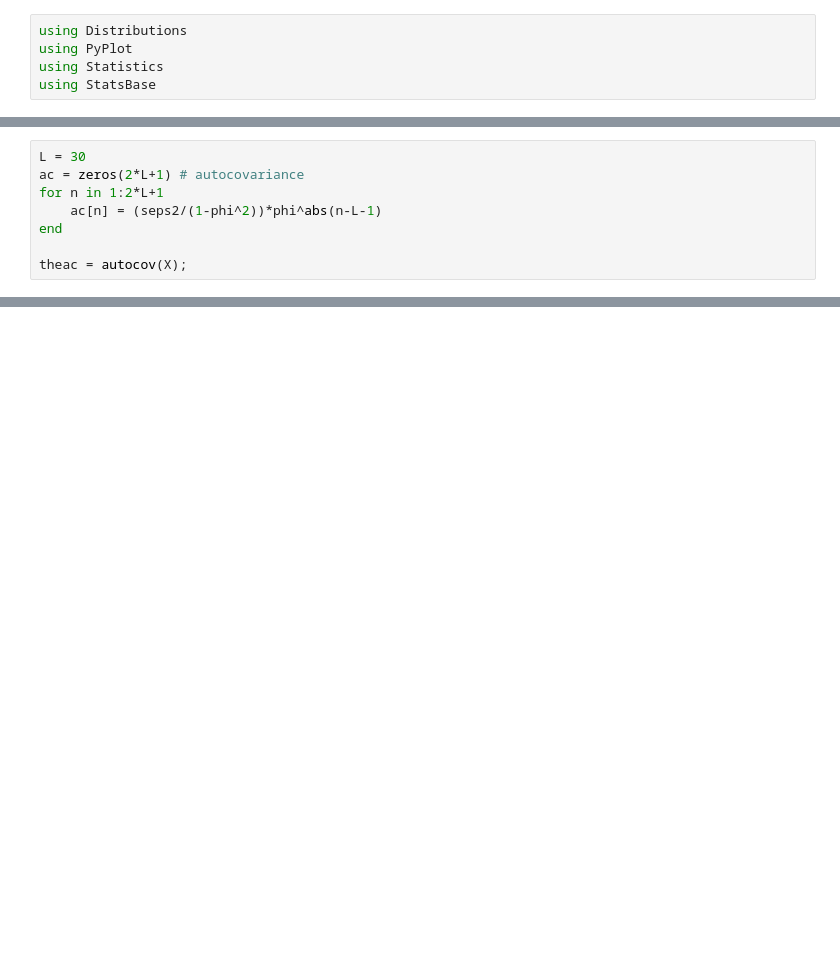
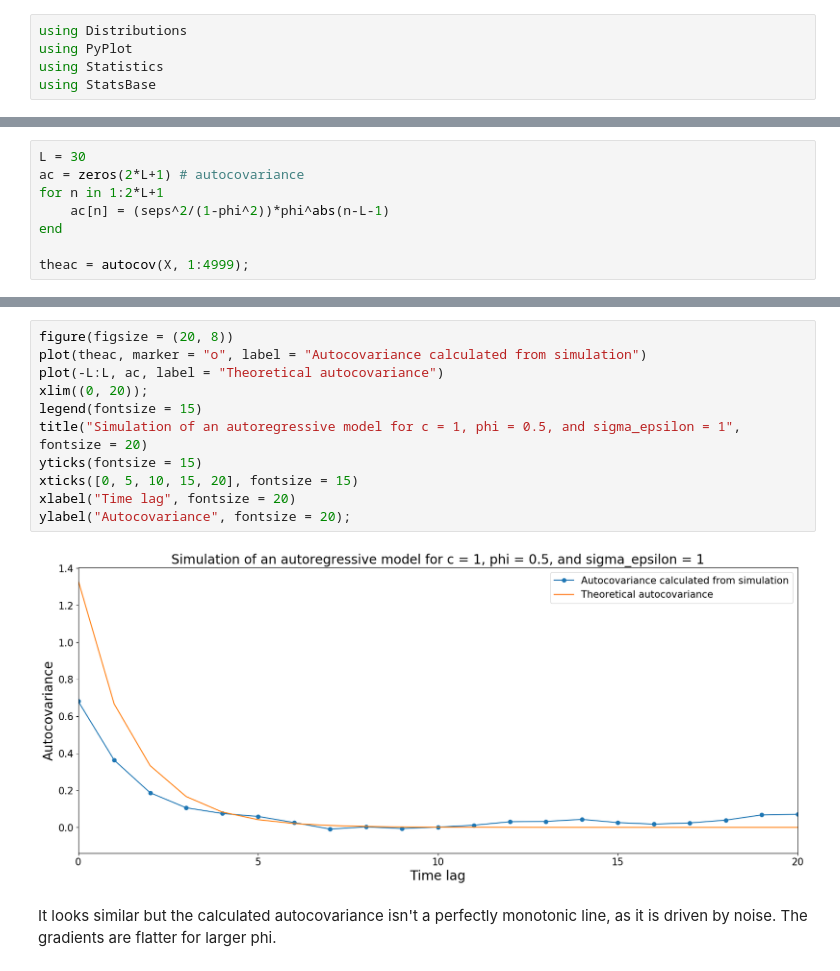
Before and after one commit to yziw/MA930, a Jupyter notebook: 5.2 simulation of autoregressive model.ipynb, the cells around one changed output, grey strips where cells are left out. Cells and saved outputs as stored; diff of their text form; blank space fills up the shorter version.

```diff
--- a/5.2 simulation of autoregressive model.ipynb
+++ b/5.2 simulation of autoregressive model.ipynb
@@ -29,7 +45,7 @@ theoretical variance is 1.3333333333333333
 L = 30
 ac = zeros(2*L+1) # autocovariance
 for n in 1:2*L+1
-    ac[n] = (seps2/(1-phi^2))*phi^abs(n-L-1)
+    ac[n] = (seps^2/(1-phi^2))*phi^abs(n-L-1)
 end
 
-theac = autocov(X);
+theac = autocov(X, 1:4999);
@@ -43,0 +52,15 @@ xlim((0, 30))
+# %%
+figure(figsize = (20, 8))
+plot(theac, marker = "o", label = "Autocovariance calculated from simulation")
+plot(-L:L, ac, label = "Theoretical autocovariance")
+xlim((0, 20));
+legend(fontsize = 15)
+title("Simulation of an autoregressive model for c = 1, phi = 0.5, and sigma_epsilon = 1", fontsize = 20)
+yticks(fontsize = 15)
+xticks([0, 5, 10, 15, 20], fontsize = 15)
+xlabel("Time lag", fontsize = 20)
+ylabel("Autocovariance", fontsize = 20);
+# %% [output]
+[figure, added]
+# %% [markdown]
+It looks similar but the calculated autocovariance isn't a perfectly monotonic line, as it is driven by noise. The gradients are flatter for larger phi.
```
Also changed, not shown: parts of 5 cells of this notebook, 3 other files.
